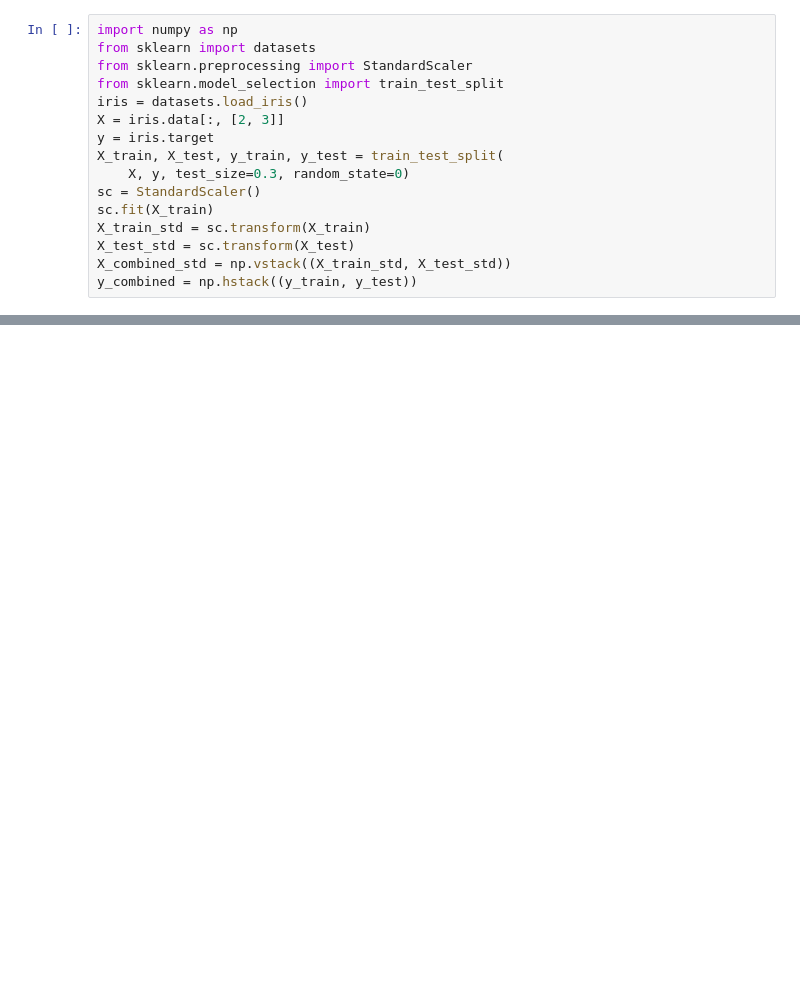
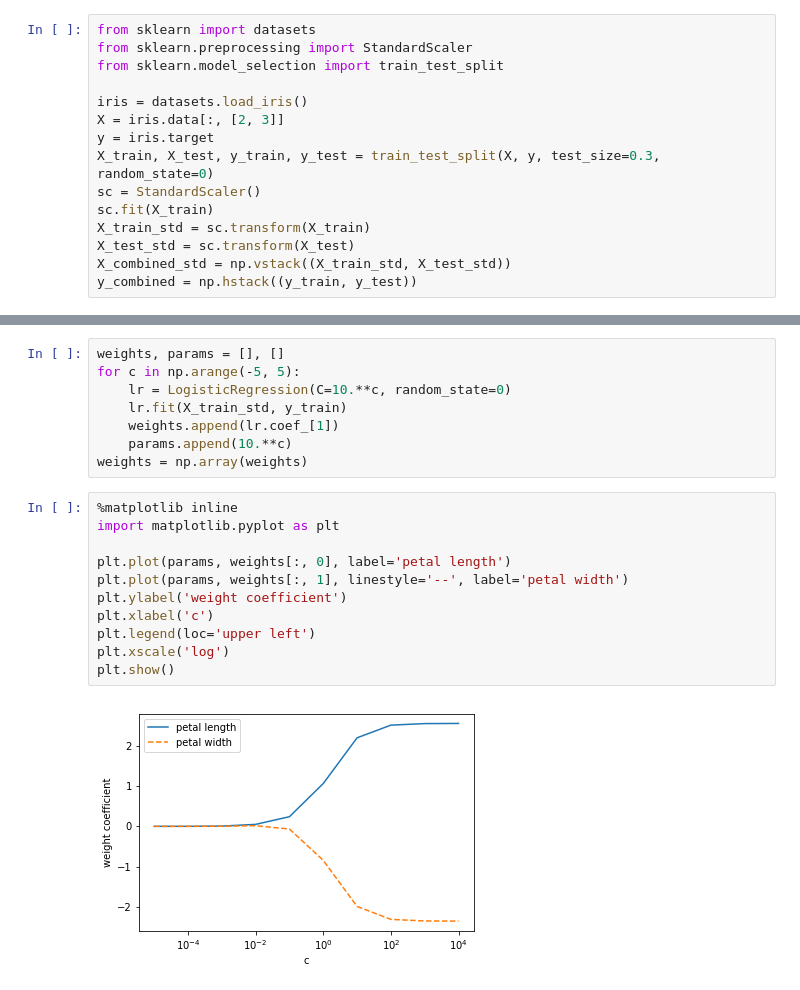
Before and after one commit to KentFujii/py_ml, a Jupyter notebook: scikit-learn/logistic_regression.ipynb, the cells around one changed output, grey strips where cells are left out. Cells and saved outputs as stored; diff of their text form; blank space fills up the shorter version.

```diff
--- a/scikit-learn/logistic_regression.ipynb
+++ b/scikit-learn/logistic_regression.ipynb
@@ -1,13 +23,12 @@
 # %%
-import numpy as np
 from sklearn import datasets
 from sklearn.preprocessing import StandardScaler
 from sklearn.model_selection import train_test_split
+
 iris = datasets.load_iris()
 X = iris.data[:, [2, 3]]
 y = iris.target
-X_train, X_test, y_train, y_test = train_test_split(
-    X, y, test_size=0.3, random_state=0)
+X_train, X_test, y_train, y_test = train_test_split(X, y, test_size=0.3, random_state=0)
 sc = StandardScaler()
 sc.fit(X_train)
 X_train_std = sc.transform(X_train)
@@ -53,0 +60,21 @@ array([[  2.05743774e-11,   6.31620264e-02,   9.36837974e-01]])
+# %%
+weights, params = [], []
+for c in np.arange(-5, 5):
+    lr = LogisticRegression(C=10.**c, random_state=0)
+    lr.fit(X_train_std, y_train)
+    weights.append(lr.coef_[1])
+    params.append(10.**c)
+weights = np.array(weights)
+# %%
+%matplotlib inline
+import matplotlib.pyplot as plt
+
+plt.plot(params, weights[:, 0], label='petal length')
+plt.plot(params, weights[:, 1], linestyle='--', label='petal width')
+plt.ylabel('weight coefficient')
+plt.xlabel('c')
+plt.legend(loc='upper left')
+plt.xscale('log')
+plt.show()
+# %% [output]
+[figure, added]
```
Also changed, not shown: parts of 14 cells of this notebook, 6 other files.
